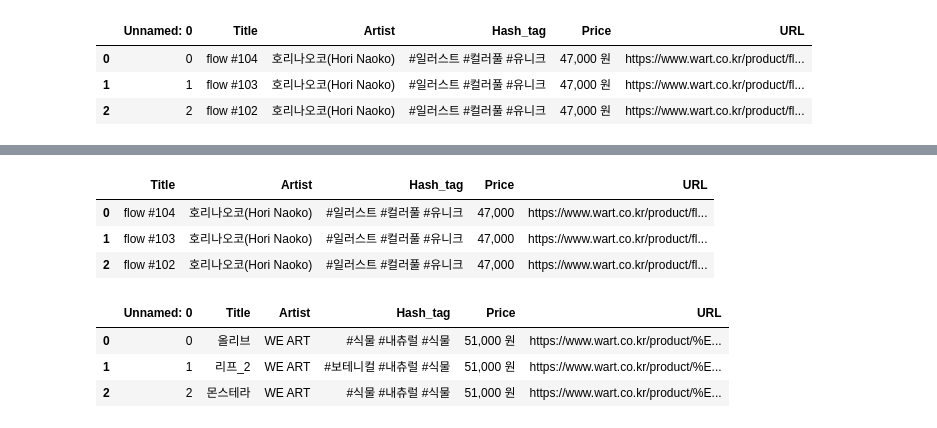
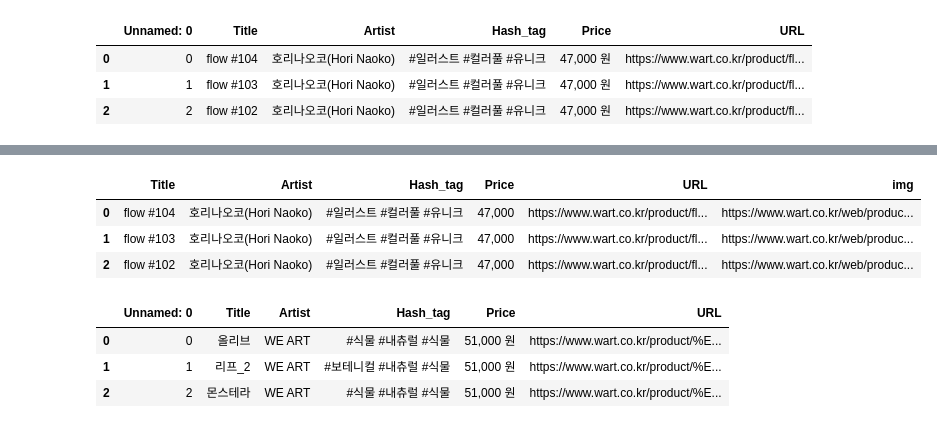
Before and after one commit to Han-JungHyeon/project3, a Jupyter notebook: Project3.ipynb, the cells around one changed output, grey strips where cells are left out. Saved outputs shown, nothing was run; the diff lists cells and outputs as text; code cells hidden in the pictures.

```diff
--- a/Project3.ipynb
+++ b/Project3.ipynb
@@ -18,6 +18,13 @@ df_Abstract = pd.read_csv('/content/drive/MyDrive/Colab dataset/Abstract.csv')
 df_Contemporary_art = pd.read_csv('/content/drive/MyDrive/Colab dataset/Contemporary_art.csv')
 df_Picture = pd.read_csv('/content/drive/MyDrive/Colab dataset/Picture.csv')
 df_Illust = pd.read_csv('/content/drive/MyDrive/Colab dataset/Illust.csv')
+# %%
+df_img_Oriental = pd.read_csv('/content/drive/MyDrive/Colab dataset/Oriental_img.csv')
+df_img_Masterpiece = pd.read_csv('/content/drive/MyDrive/Colab dataset/Masterpiece_img.csv')
+df_img_Abstract = pd.read_csv('/content/drive/MyDrive/Colab dataset/Abstract_img.csv')
+df_img_Contemporary_art = pd.read_csv('/content/drive/MyDrive/Colab dataset/Contemporary_img.csv')
+df_img_Picture = pd.read_csv('/content/drive/MyDrive/Colab dataset/Picture_img.csv')
+df_img_Illust = pd.read_csv('/content/drive/MyDrive/Colab dataset/Illust_img.csv')
 # %% [markdown]
 **데이터 전처리**
 # %%
@@ -77,3 +108,6 @@ df_Contemporary_art.head(3)
 | 0 | 0 | flow #104 | 호리나오코(Hori Naoko) | #일러스트 #컬러풀 #유니크 | 47,000 원 | https://www.wart.co.kr/product/fl... |
 | 1 | 1 | flow #103 | 호리나오코(Hori Naoko) | #일러스트 #컬러풀 #유니크 | 47,000 원 | https://www.wart.co.kr/product/fl... |
 | 2 | 2 | flow #102 | 호리나오코(Hori Naoko) | #일러스트 #컬러풀 #유니크 | 47,000 원 | https://www.wart.co.kr/product/fl... |
+# %%
+Contemporary_art = pd.concat([df_Contemporary_art, df_img_Contemporary_art.iloc[:, 1]], axis=1)
+Contemporary_art.head(3)
@@ -80,13 +119,13 @@ df_Contemporary_art.head(3)
 # %%
-Contemporary_art = df_Contemporary_art.dropna()
+Contemporary_art = Contemporary_art.dropna()
 Contemporary_art = Contemporary_art.iloc[:, 1:]
 Contemporary_art['Price'] = Contemporary_art['Price'].str.replace(pat=r'[ㄱ-ㅣ가-힣]+', repl= r'', regex=True)
 Contemporary_art.head(3)
 # %% [output]
-|  | Title | Artist | Hash_tag | Price | URL |
-| 0 | flow #104 | 호리나오코(Hori Naoko) | #일러스트 #컬러풀 #유니크 | 47,000 | https://www.wart.co.kr/product/fl... |
-| 1 | flow #103 | 호리나오코(Hori Naoko) | #일러스트 #컬러풀 #유니크 | 47,000 | https://www.wart.co.kr/product/fl... |
-| 2 | flow #102 | 호리나오코(Hori Naoko) | #일러스트 #컬러풀 #유니크 | 47,000 | https://www.wart.co.kr/product/fl... |
+|  | Title | Artist | Hash_tag | Price | URL | img |
+| 0 | flow #104 | 호리나오코(Hori Naoko) | #일러스트 #컬러풀 #유니크 | 47,000 | https://www.wart.co.kr/product/fl... | https://www.wart.co.kr/web/produc... |
+| 1 | flow #103 | 호리나오코(Hori Naoko) | #일러스트 #컬러풀 #유니크 | 47,000 | https://www.wart.co.kr/product/fl... | https://www.wart.co.kr/web/produc... |
+| 2 | flow #102 | 호리나오코(Hori Naoko) | #일러스트 #컬러풀 #유니크 | 47,000 | https://www.wart.co.kr/product/fl... | https://www.wart.co.kr/web/produc... |
 # %%
 df_Picture.head(3)
 # %% [output]
```
Also changed, not shown: parts of 17 cells of this notebook.
